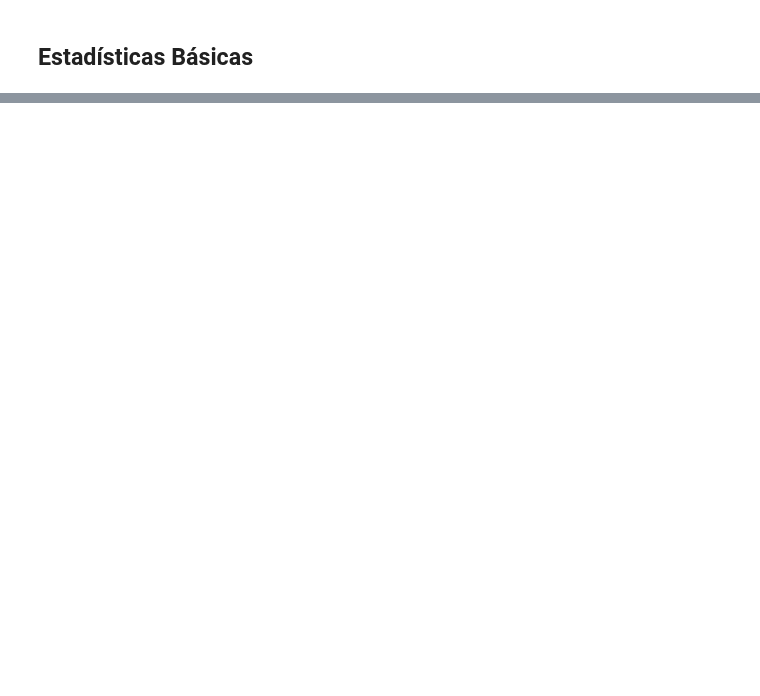
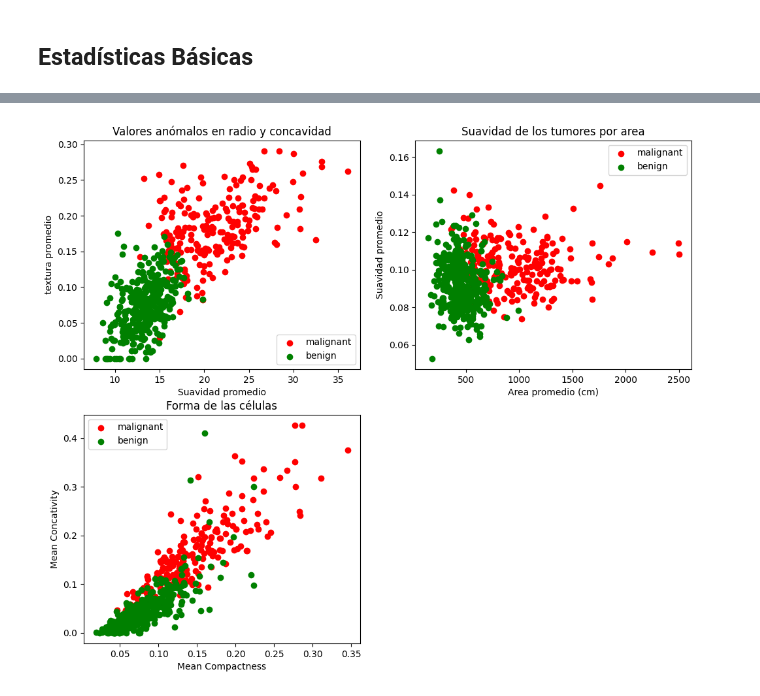
Before and after one commit to carlosgg0/practicas-aprendizaje, a Jupyter notebook: practica1/main.ipynb, the cells around one changed output, grey strips where cells are left out. Saved outputs shown, nothing was run; the diff lists cells and outputs as text; code cells hidden in the pictures; blank space fills up the shorter version.

Commit message:
Dots diagrams added

```diff
--- a/practica1/main.ipynb
+++ b/practica1/main.ipynb
@@ -29,0 +59,45 @@ print("Desviación típica", np.std(mean_radius))
+# %%
+# Vamos a mostrar diferentes características para comparar los
+colors = ['red', 'green']
+
+# Relación suavidad - textura, para comprobar si las irregularidades en la forma están relacionadas con la malignidad
+
+plt.figure(figsize=(12,10))
+plt.subplot(2,2,1)
+for i in range(2):
+    plt.scatter(df[df['target'] == i]['worst radius'],
+                df[df['target'] == i]['worst concave points'],
+                label=breast_cancer.target_names[i], color=colors[i])
+plt.xlabel('Suavidad promedio')
+plt.ylabel('textura promedio')
+plt.title('Valores anómalos en radio y concavidad')
+plt.legend()
+
+
+# Relación area - suavidad, para comprobar si los tumores con areas mayores, son más irregulares
+plt.subplot(2,2,2)
+for i in range(2):
+    plt.scatter(df[df['target'] == i]['mean area'],
+                df[df['target'] == i]['mean smoothness'],
+                label=breast_cancer.target_names[i], color=colors[i])
+
+plt.xlabel('Area promedio (cm)')
+plt.ylabel('Suavidad promedio')
+plt.title('Suavidad de los tumores por area')
+plt.legend()
+
+# Relación compactness - concativity, para comprobar si la forma de los tumores influye en la malignidad
+plt.subplot(2,2,3)
+for i in range(2):
+    plt.scatter(df[df['target'] == i]['mean compactness'],
+                df[df['target'] == i]['mean concavity'],
+                label=breast_cancer.target_names[i], color=colors[i])
+
+plt.xlabel('Mean Compactness')
+plt.ylabel('Mean Concativity')
+plt.title('Forma de las células')
+plt.legend()
+
+plt.show()
+# %% [output]
+[figure, added]
```
Also changed, not shown: parts of 3 cells of this notebook.
